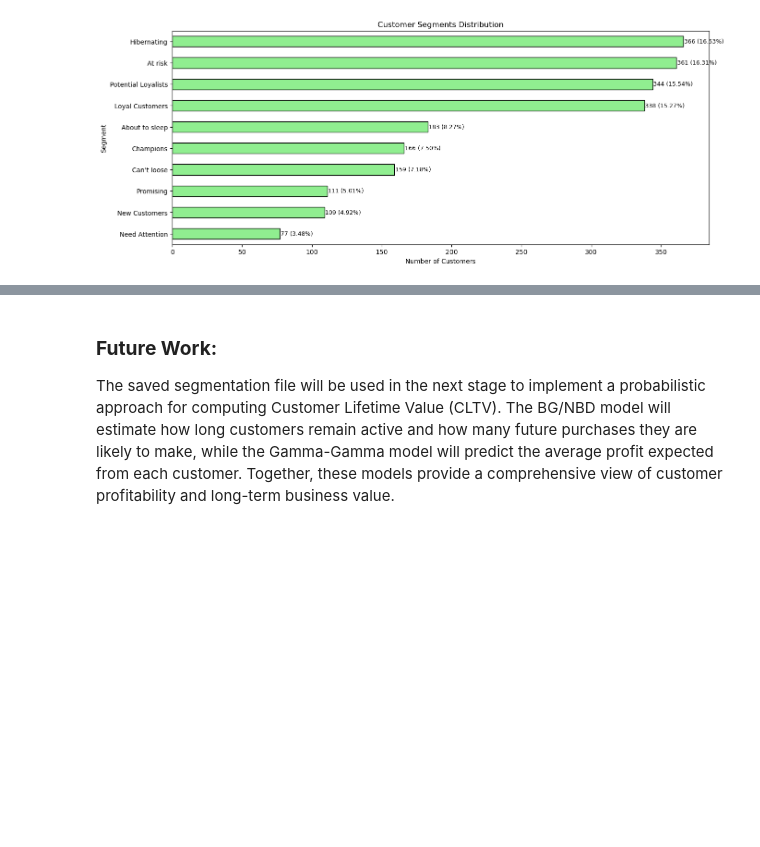
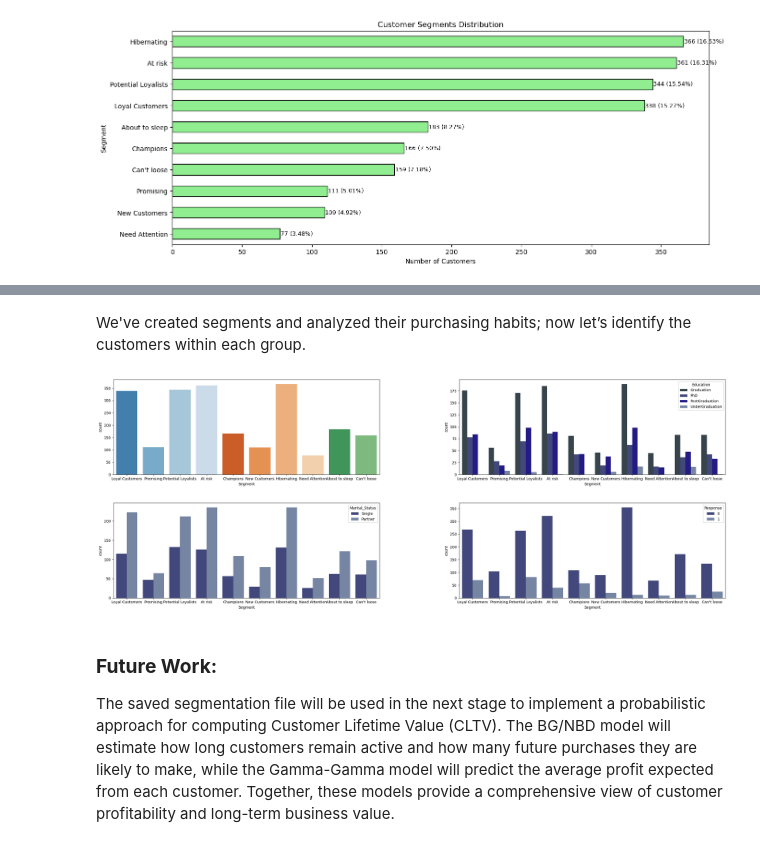
Before and after one commit to annugit1655/Customer-Behaviour-Analysis-with-CLTV, a Jupyter notebook: notebooks/02-RFM-Segmentation.ipynb, the cells around one changed output, grey strips where cells are left out. Cells and saved outputs as stored; diff of their text form; code cells hidden in the pictures; blank space fills up the shorter version.

```diff
--- a/notebooks/02-RFM-Segmentation.ipynb
+++ b/notebooks/02-RFM-Segmentation.ipynb
@@ -675,3 +709,30 @@ set(rfm_data.columns) & set(customer_org.columns)
+# %% [markdown]
+We've created segments and analyzed their purchasing habits; now let’s identify the customers within each group.
+# %%
+
+# Create a 2x2 grid layout
+fig, axes = plt.subplots(2, 2, figsize=(24, 9))
+
+# Plot 1: Segment counts
+sns.countplot(x="Segment", data=full_df, palette="tab20c", ax=axes[0,0])
+
+# Plot 2: Segment vs Education
+sns.countplot(x="Segment", hue="Education", data=full_df,
+              palette=['#334550','#394184',"#140A97", '#6D83AA'], ax=axes[0,1])
+
+# Plot 3: Segment vs Marital_Status
+sns.countplot(x="Segment", hue="Marital_Status", data=full_df,
+              palette=['#394184','#6D83AA'], ax=axes[1,0])
+
+# Plot 4: Segment vs Response
+sns.countplot(x="Segment", hue="Response", data=full_df,
+              palette=['#394184','#6D83AA'], ax=axes[1,1])
+
+plt.tight_layout()
+plt.subplots_adjust(wspace=0.3, hspace=0.3)
+plt.show()
+# %% [output]
+[figure, added]
 # %% [markdown]
 ### **Future Work:**
 
```
Also changed, not shown: parts of 7 cells of this notebook.
